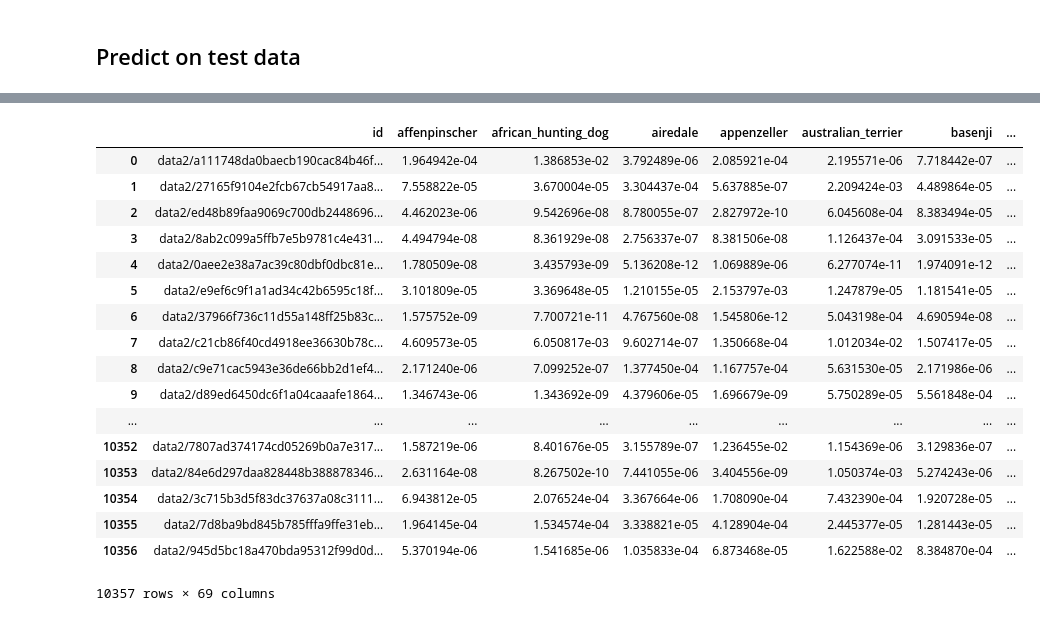
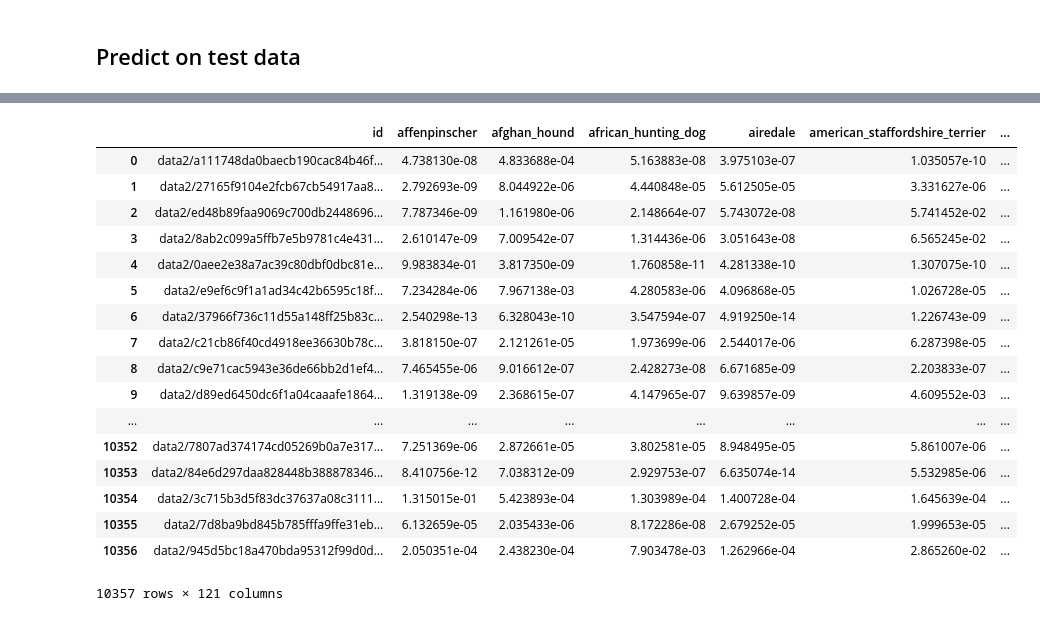
Before and after one commit to faisalburhanudin/kaggle, a Jupyter notebook: dogbreed/all data.ipynb, the cells around one changed output, grey strips where cells are left out. Saved outputs shown, nothing was run; the diff lists cells and outputs as text; code cells hidden in the pictures.

```diff
--- a/dogbreed/all data.ipynb
+++ b/dogbreed/all data.ipynb
@@ -34,8 +36,8 @@ labels = df[df['breed'].isin(breed)]
 # %% [markdown]
 ## Preparing data and labels
 # %%
-ROWS = 225
-COLS = 225
+ROWS = 300
+COLS = 300
 CHANNELS = 3
 CORE = 4
 
@@ -157,32 +165,32 @@ predict = model.predict(features_test, verbose=1)
 # %%
 data = {}
 filenames = [i.split(".")[0].replace("test/", "") for i in glob('data2/test/*')]
 
 for k in range(num_classes):
-    key = text_labels[k]
+    key = lb.classes_[k]
     data[key] = predict[:, k]
 
 
 dt = pd.DataFrame(data)
 dt.insert(0, "id", filenames)
 dt
 # %% [output]
-|  | id | affenpinscher | african_hunting_dog | airedale | appenzeller | australian_terrier | basenji | ... |
-| 0 | data2/a111748da0baecb190cac84b46f... | 1.964942e-04 | 1.386853e-02 | 3.792489e-06 | 2.085921e-04 | 2.195571e-06 | 7.718442e-07 | ... |
-| 1 | data2/27165f9104e2fcb67cb54917aa8... | 7.558822e-05 | 3.670004e-05 | 3.304437e-04 | 5.637885e-07 | 2.209424e-03 | 4.489864e-05 | ... |
-| 2 | data2/ed48b89faa9069c700db2448696... | 4.462023e-06 | 9.542696e-08 | 8.780055e-07 | 2.827972e-10 | 6.045608e-04 | 8.383494e-05 | ... |
-| 3 | data2/8ab2c099a5ffb7e5b9781c4e431... | 4.494794e-08 | 8.361929e-08 | 2.756337e-07 | 8.381506e-08 | 1.126437e-04 | 3.091533e-05 | ... |
-| 4 | data2/0aee2e38a7ac39c80dbf0dbc81e... | 1.780509e-08 | 3.435793e-09 | 5.136208e-12 | 1.069889e-06 | 6.277074e-11 | 1.974091e-12 | ... |
-| 5 | data2/e9ef6c9f1a1ad34c42b6595c18f... | 3.101809e-05 | 3.369648e-05 | 1.210155e-05 | 2.153797e-03 | 1.247879e-05 | 1.181541e-05 | ... |
-| 6 | data2/37966f736c11d55a148ff25b83c... | 1.575752e-09 | 7.700721e-11 | 4.767560e-08 | 1.545806e-12 | 5.043198e-04 | 4.690594e-08 | ... |
-| 7 | data2/c21cb86f40cd4918ee36630b78c... | 4.609573e-05 | 6.050817e-03 | 9.602714e-07 | 1.350668e-04 | 1.012034e-02 | 1.507417e-05 | ... |
-| 8 | data2/c9e71cac5943e36de66bb2d1ef4... | 2.171240e-06 | 7.099252e-07 | 1.377450e-04 | 1.167757e-04 | 5.631530e-05 | 2.171986e-06 | ... |
-| 9 | data2/d89ed6450dc6f1a04caaafe1864... | 1.346743e-06 | 1.343692e-09 | 4.379606e-05 | 1.696679e-09 | 5.750289e-05 | 5.561848e-04 | ... |
-| ... | ... | ... | ... | ... | ... | ... | ... | ... |
-| 10352 | data2/7807ad374174cd05269b0a7e317... | 1.587219e-06 | 8.401676e-05 | 3.155789e-07 | 1.236455e-02 | 1.154369e-06 | 3.129836e-07 | ... |
-| 10353 | data2/84e6d297daa828448b388878346... | 2.631164e-08 | 8.267502e-10 | 7.441055e-06 | 3.404556e-09 | 1.050374e-03 | 5.274243e-06 | ... |
-| 10354 | data2/3c715b3d5f83dc37637a08c3111... | 6.943812e-05 | 2.076524e-04 | 3.367664e-06 | 1.708090e-04 | 7.432390e-04 | 1.920728e-05 | ... |
-| 10355 | data2/7d8ba9bd845b785fffa9ffe31eb... | 1.964145e-04 | 1.534574e-04 | 3.338821e-05 | 4.128904e-04 | 2.445377e-05 | 1.281443e-05 | ... |
-| 10356 | data2/945d5bc18a470bda95312f99d0d... | 5.370194e-06 | 1.541685e-06 | 1.035833e-04 | 6.873468e-05 | 1.622588e-02 | 8.384870e-04 | ... |
+|  | id | affenpinscher | afghan_hound | african_hunting_dog | airedale | american_staffordshire_terrier | ... |
+| 0 | data2/a111748da0baecb190cac84b46f... | 4.738130e-08 | 4.833688e-04 | 5.163883e-08 | 3.975103e-07 | 1.035057e-10 | ... |
+| 1 | data2/27165f9104e2fcb67cb54917aa8... | 2.792693e-09 | 8.044922e-06 | 4.440848e-05 | 5.612505e-05 | 3.331627e-06 | ... |
+| 2 | data2/ed48b89faa9069c700db2448696... | 7.787346e-09 | 1.161980e-06 | 2.148664e-07 | 5.743072e-08 | 5.741452e-02 | ... |
+| 3 | data2/8ab2c099a5ffb7e5b9781c4e431... | 2.610147e-09 | 7.009542e-07 | 1.314436e-06 | 3.051643e-08 | 6.565245e-02 | ... |
+| 4 | data2/0aee2e38a7ac39c80dbf0dbc81e... | 9.983834e-01 | 3.817350e-09 | 1.760858e-11 | 4.281338e-10 | 1.307075e-10 | ... |
+| 5 | data2/e9ef6c9f1a1ad34c42b6595c18f... | 7.234284e-06 | 7.967138e-03 | 4.280583e-06 | 4.096868e-05 | 1.026728e-05 | ... |
+| 6 | data2/37966f736c11d55a148ff25b83c... | 2.540298e-13 | 6.328043e-10 | 3.547594e-07 | 4.919250e-14 | 1.226743e-09 | ... |
+| 7 | data2/c21cb86f40cd4918ee36630b78c... | 3.818150e-07 | 2.121261e-05 | 1.973699e-06 | 2.544017e-06 | 6.287398e-05 | ... |
+| 8 | data2/c9e71cac5943e36de66bb2d1ef4... | 7.465455e-06 | 9.016612e-07 | 2.428273e-08 | 6.671685e-09 | 2.203833e-07 | ... |
+| 9 | data2/d89ed6450dc6f1a04caaafe1864... | 1.319138e-09 | 2.368615e-07 | 4.147965e-07 | 9.639857e-09 | 4.609552e-03 | ... |
+| ... | ... | ... | ... | ... | ... | ... | ... |
+| 10352 | data2/7807ad374174cd05269b0a7e317... | 7.251369e-06 | 2.872661e-05 | 3.802581e-05 | 8.948495e-05 | 5.861007e-06 | ... |
+| 10353 | data2/84e6d297daa828448b388878346... | 8.410756e-12 | 7.038312e-09 | 2.929753e-07 | 6.635074e-14 | 5.532985e-06 | ... |
+| 10354 | data2/3c715b3d5f83dc37637a08c3111... | 1.315015e-01 | 5.423893e-04 | 1.303989e-04 | 1.400728e-04 | 1.645639e-04 | ... |
+| 10355 | data2/7d8ba9bd845b785fffa9ffe31eb... | 6.132659e-05 | 2.035433e-06 | 8.172286e-08 | 2.679252e-05 | 1.999653e-05 | ... |
+| 10356 | data2/945d5bc18a470bda95312f99d0d... | 2.050351e-04 | 2.438230e-04 | 7.903478e-03 | 1.262966e-04 | 2.865260e-02 | ... |
-10357 rows × 69 columns
+10357 rows × 121 columns
 # %%
```
Also changed, not shown: parts of 8 cells of this notebook.
